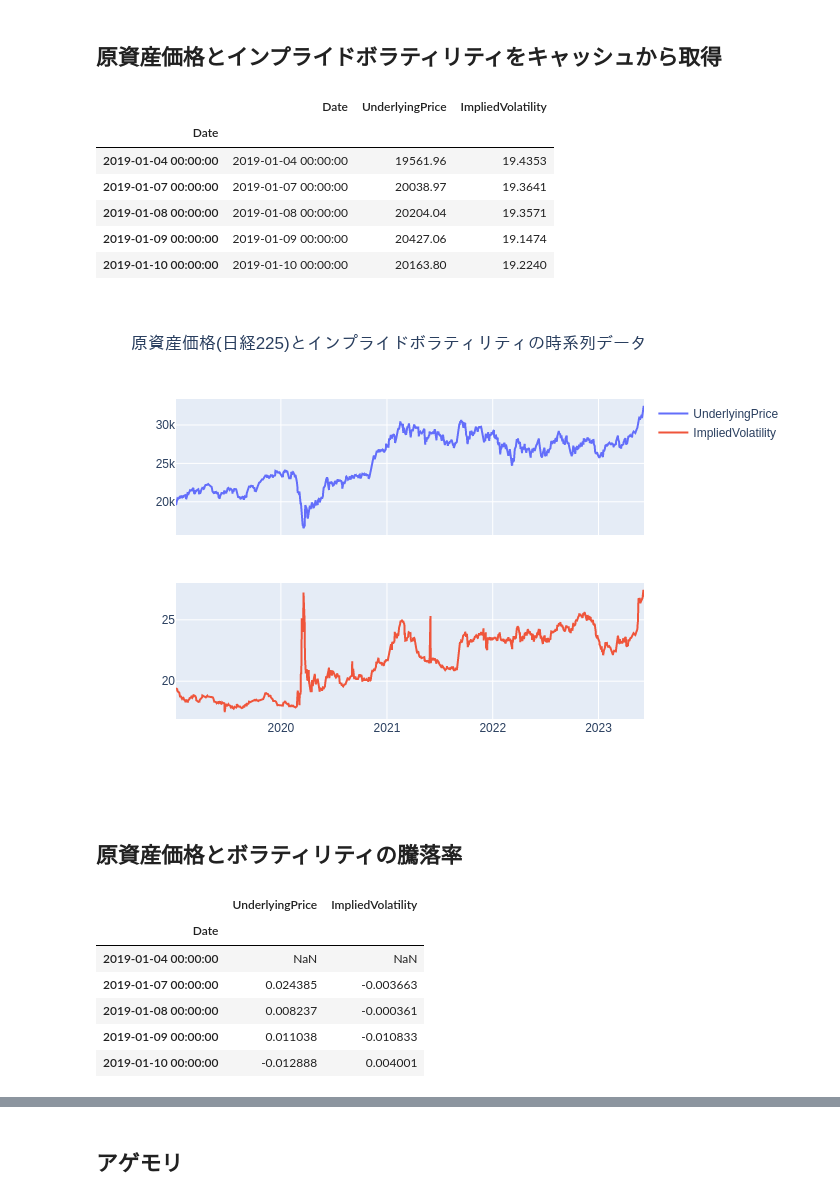
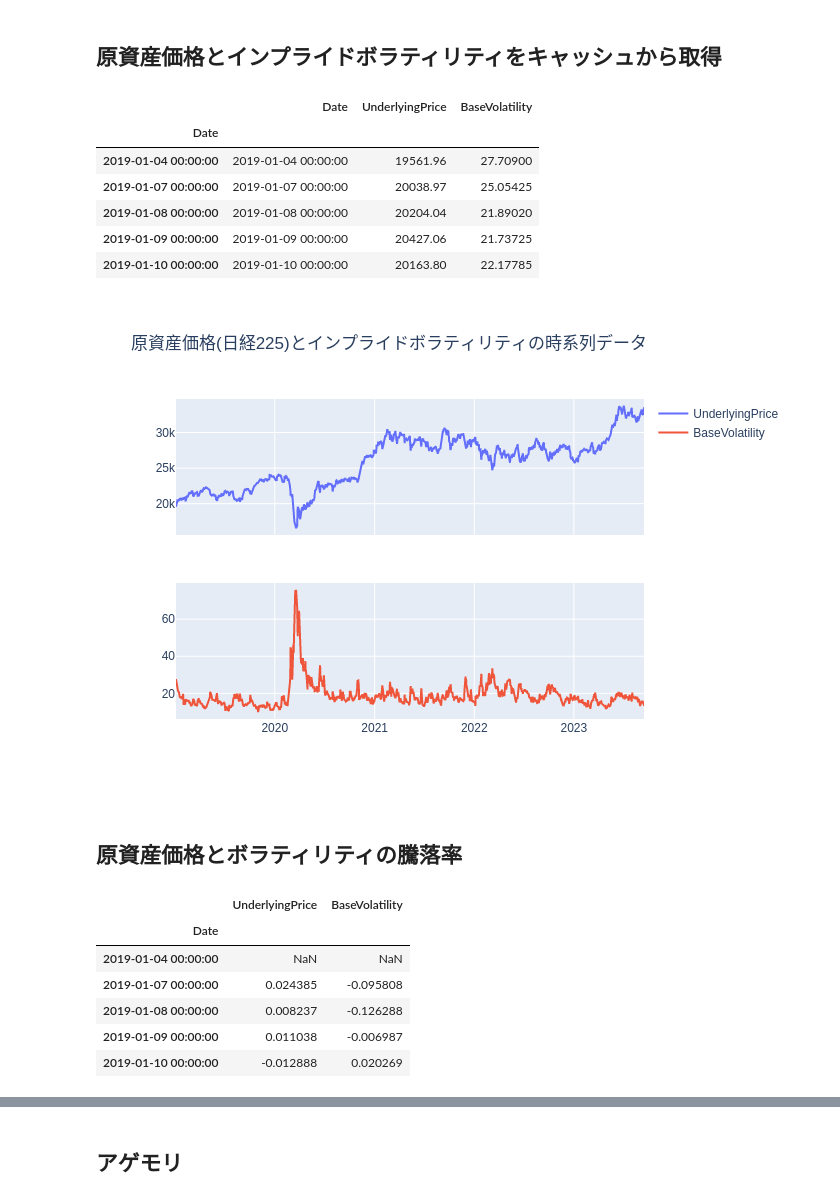
Before and after one commit to drillan/mkdeco-hackathon-lt, a Jupyter notebook: analysis_notebook.ipynb, the cells around one changed output, grey strips where cells are left out. Cells and saved outputs as stored; diff of their text form; code cells hidden in the pictures.

```diff
--- a/analysis_notebook.ipynb
+++ b/analysis_notebook.ipynb
@@ -21,46 +21,46 @@ save_fig = {}  # スライド表示用
 # %%
 with sqlite3.connect(jquants_derivatives.database.db) as con:
     raw_data = pd.read_sql(
-        "SELECT Date, UnderlyingPrice, ImpliedVolatility FROM OPTION_INDEX_OPTION", con
+        "SELECT Date, UnderlyingPrice, BaseVolatility FROM OPTION_INDEX_OPTION", con
     )
 s_iv = (
     raw_data.groupby("UnderlyingPrice", as_index=False)
     .first()
     .sort_values("Date")
-    .loc[:, ["Date", "UnderlyingPrice", "ImpliedVolatility"]]
+    .loc[:, ["Date", "UnderlyingPrice", "BaseVolatility"]]
     .set_index("Date", drop=False)
     .loc["2019-01":]
 )
 s_iv.head()
 # %% [output]
-|  | Date | UnderlyingPrice | ImpliedVolatility |
+|  | Date | UnderlyingPrice | BaseVolatility |
 | Date |  |  |  |
-| 2019-01-04 00:00:00 | 2019-01-04 00:00:00 | 19561.96 | 19.4353 |
-| 2019-01-07 00:00:00 | 2019-01-07 00:00:00 | 20038.97 | 19.3641 |
-| 2019-01-08 00:00:00 | 2019-01-08 00:00:00 | 20204.04 | 19.3571 |
-| 2019-01-09 00:00:00 | 2019-01-09 00:00:00 | 20427.06 | 19.1474 |
-| 2019-01-10 00:00:00 | 2019-01-10 00:00:00 | 20163.80 | 19.2240 |
+| 2019-01-04 00:00:00 | 2019-01-04 00:00:00 | 19561.96 | 27.70900 |
+| 2019-01-07 00:00:00 | 2019-01-07 00:00:00 | 20038.97 | 25.05425 |
+| 2019-01-08 00:00:00 | 2019-01-08 00:00:00 | 20204.04 | 21.89020 |
+| 2019-01-09 00:00:00 | 2019-01-09 00:00:00 | 20427.06 | 21.73725 |
+| 2019-01-10 00:00:00 | 2019-01-10 00:00:00 | 20163.80 | 22.17785 |
 # %%
 ts_fig = make_subplots(rows=2, cols=1, shared_xaxes=True)
 ts_fig.add_trace(
     go.Scatter(
         x=s_iv.loc[:, "Date"], y=s_iv.loc[:, "UnderlyingPrice"], name="UnderlyingPrice"
     ),
     row=1,
     col=1,
 )
 ts_fig.add_trace(
     go.Scatter(
         x=s_iv.loc[:, "Date"],
-        y=s_iv.loc[:, "ImpliedVolatility"],
-        name="ImpliedVolatility",
+        y=s_iv.loc[:, "BaseVolatility"],
+        name="BaseVolatility",
     ),
     row=2,
     col=1,
 )
 ts_fig.update_layout(go.Layout(title={"text": "原資産価格(日経225)とインプライドボラティリティの時系列データ"}))
 # %% [output]
-[figure, old version]
+[figure, new version]
 # %%
 save_fig["原資産価格(日経225)とインプライドボラティリティの時系列データ"] = ts_fig
 # %% [markdown]
@@ -69,13 +69,13 @@ save_fig["原資産価格(日経225)とインプライドボラティリティ
 s_iv_pct_change = s_iv.loc[:, "UnderlyingPrice":].pct_change()
 s_iv_pct_change.head()
 # %% [output]
-|  | UnderlyingPrice | ImpliedVolatility |
+|  | UnderlyingPrice | BaseVolatility |
 | Date |  |  |
 | 2019-01-04 00:00:00 | NaN | NaN |
-| 2019-01-07 00:00:00 | 0.024385 | -0.003663 |
-| 2019-01-08 00:00:00 | 0.008237 | -0.000361 |
-| 2019-01-09 00:00:00 | 0.011038 | -0.010833 |
-| 2019-01-10 00:00:00 | -0.012888 | 0.004001 |
+| 2019-01-07 00:00:00 | 0.024385 | -0.095808 |
+| 2019-01-08 00:00:00 | 0.008237 | -0.126288 |
+| 2019-01-09 00:00:00 | 0.011038 | -0.006987 |
+| 2019-01-10 00:00:00 | -0.012888 | 0.020269 |
 # %%
 scatter_s_iv_fig = px.scatter(
     s_iv_pct_change,
```
Also changed, not shown: parts of 11 cells of this notebook, 2 other files.
